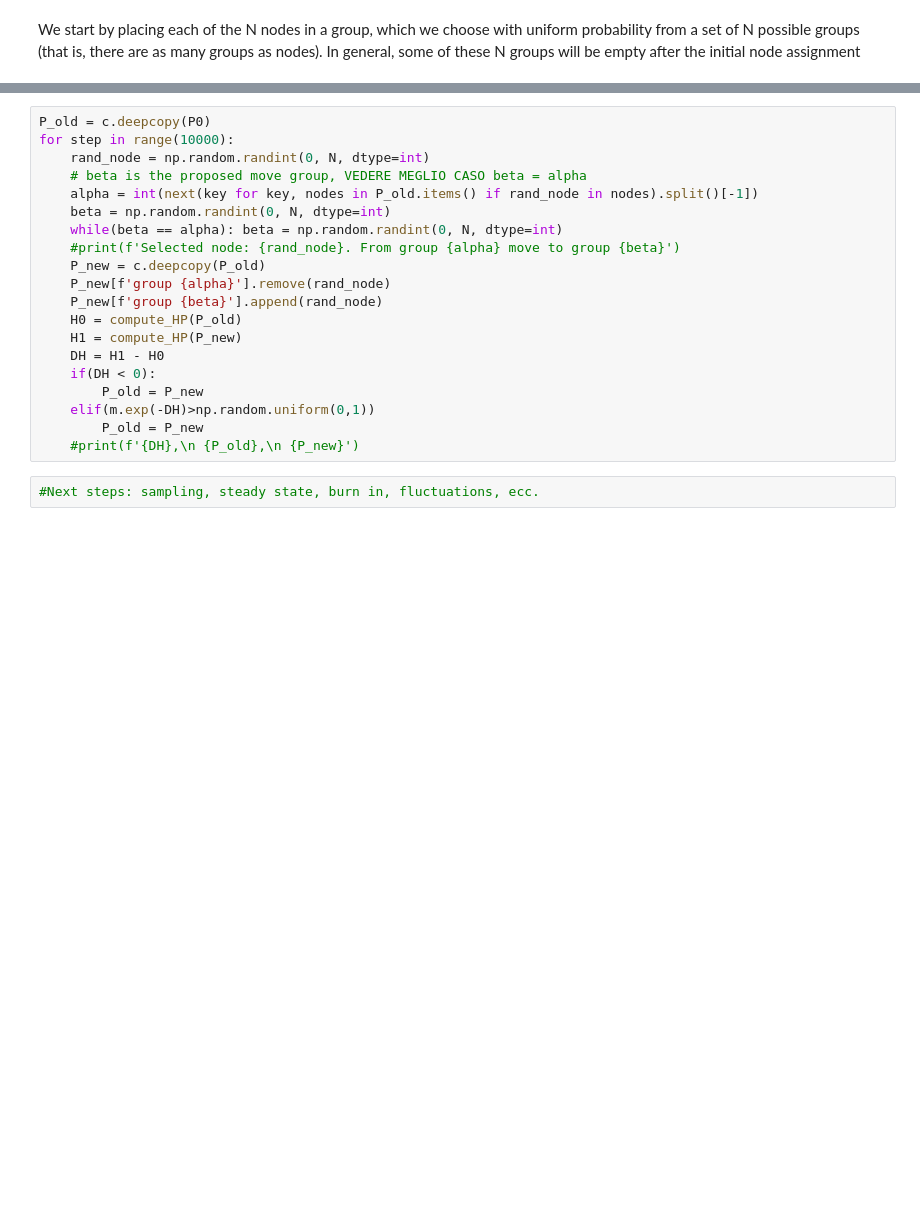
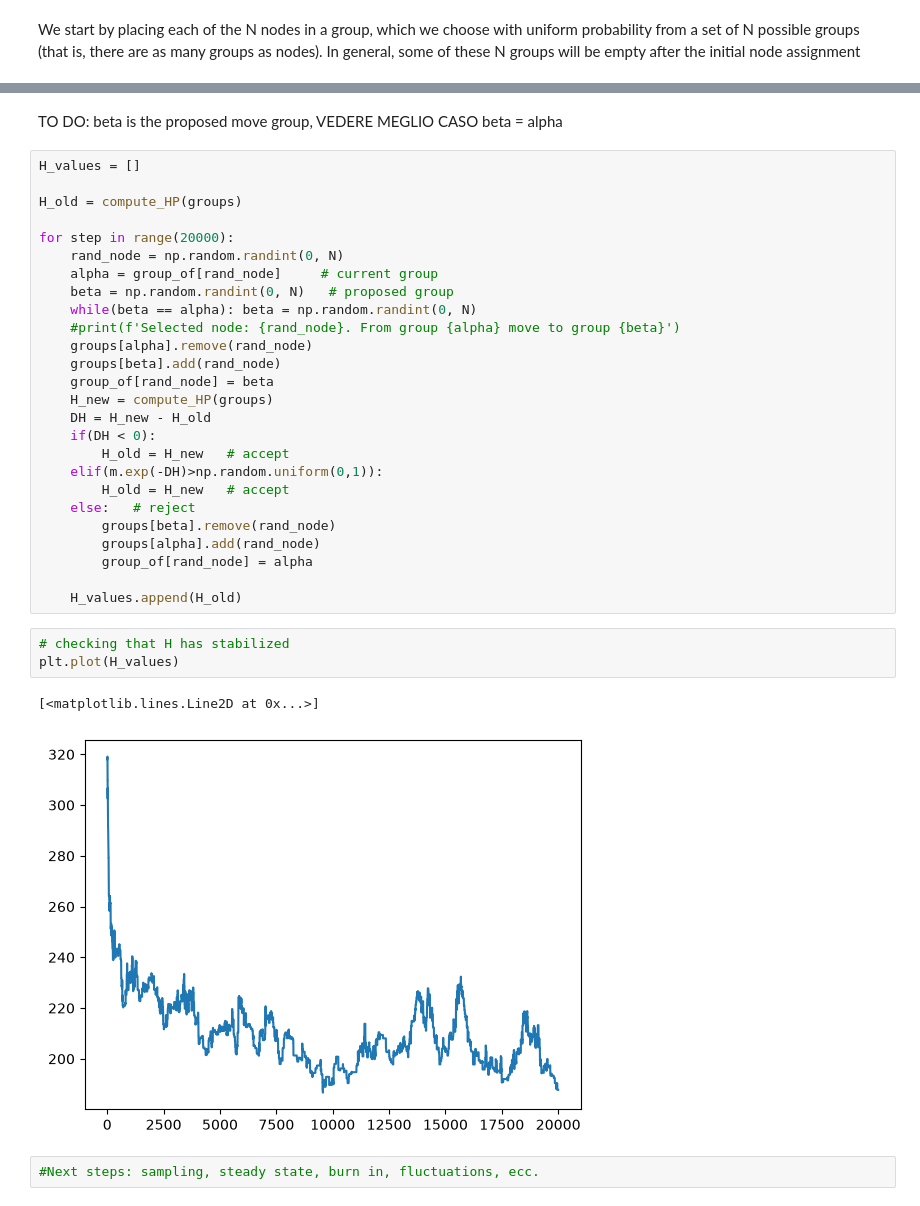
Before and after one commit to sofiadilucia/ITI_project, a Jupyter notebook: karate_club.ipynb, the cells around one changed output, grey strips where cells are left out. Cells and saved outputs as stored; diff of their text form; blank space fills up the shorter version.

```diff
--- a/karate_club.ipynb
+++ b/karate_club.ipynb
@@ -128,24 +160,38 @@ def compute_HP(partition):
     return sum_ab
+# %% [markdown]
+TO DO: beta is the proposed move group, VEDERE MEGLIO CASO beta = alpha
 # %%
-P_old = c.deepcopy(P0)
-for step in range(10000):
-    rand_node = np.random.randint(0, N, dtype=int)
-    # beta is the proposed move group, VEDERE MEGLIO CASO beta = alpha
-    alpha = int(next(key for key, nodes in P_old.items() if rand_node in nodes).split()[-1])
-    beta = np.random.randint(0, N, dtype=int)
-    while(beta == alpha): beta = np.random.randint(0, N, dtype=int)
+H_values = []
+
+H_old = compute_HP(groups)
+
+for step in range(20000):
+    rand_node = np.random.randint(0, N)
+    alpha = group_of[rand_node]     # current group
+    beta = np.random.randint(0, N)   # proposed group
+    while(beta == alpha): beta = np.random.randint(0, N)
     #print(f'Selected node: {rand_node}. From group {alpha} move to group {beta}')
-    P_new = c.deepcopy(P_old)
-    P_new[f'group {alpha}'].remove(rand_node)
-    P_new[f'group {beta}'].append(rand_node)
-    H0 = compute_HP(P_old)
-    H1 = compute_HP(P_new)
-    DH = H1 - H0
+    groups[alpha].remove(rand_node)
+    groups[beta].add(rand_node)
+    group_of[rand_node] = beta
+    H_new = compute_HP(groups)
+    DH = H_new - H_old
     if(DH < 0):
-        P_old = P_new
-    elif(m.exp(-DH)>np.random.uniform(0,1))
-        P_old = P_new
-    #print(f'{DH},\n {P_old},\n {P_new}')
+        H_old = H_new   # accept
+    elif(m.exp(-DH)>np.random.uniform(0,1)):
+        H_old = H_new   # accept
+    else:   # reject
+        groups[beta].remove(rand_node)
+        groups[alpha].add(rand_node)
+        group_of[rand_node] = alpha
+
+    H_values.append(H_old)
+# %%
+# checking that H has stabilized
+plt.plot(H_values)
+# %% [output]
+[<matplotlib.lines.Line2D at 0x...>]
+[figure, added]
 # %%
 #Next steps: sampling, steady state, burn in, fluctuations, ecc.
 # %% [markdown]
```
Also changed, not shown: parts of 9 cells of this notebook.
